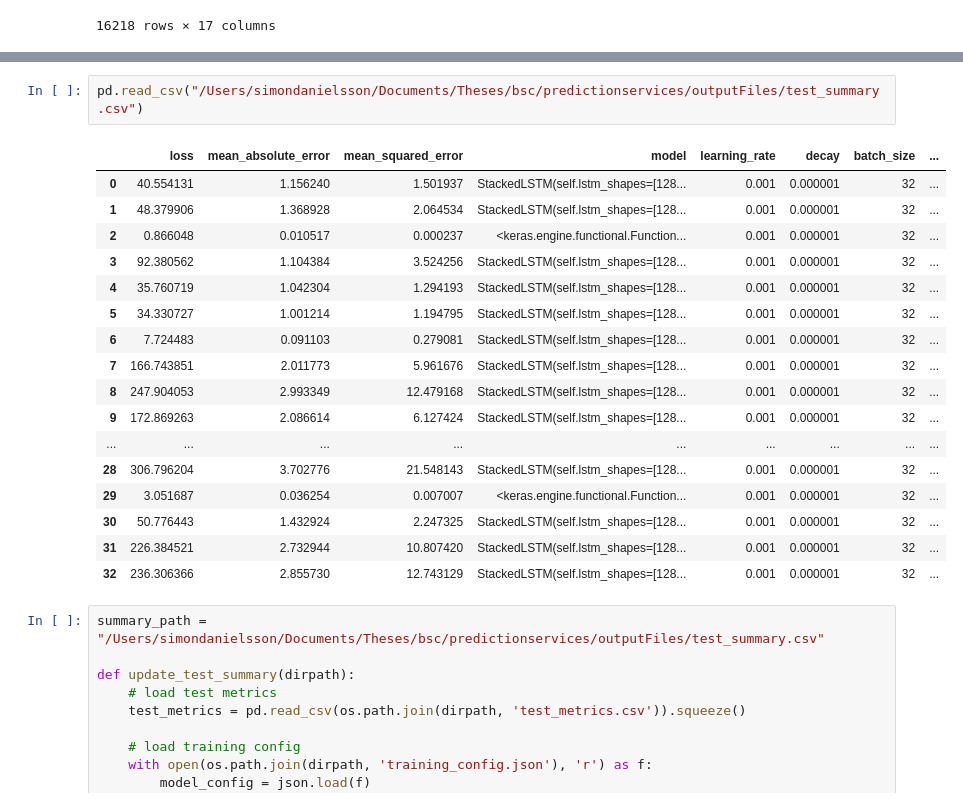
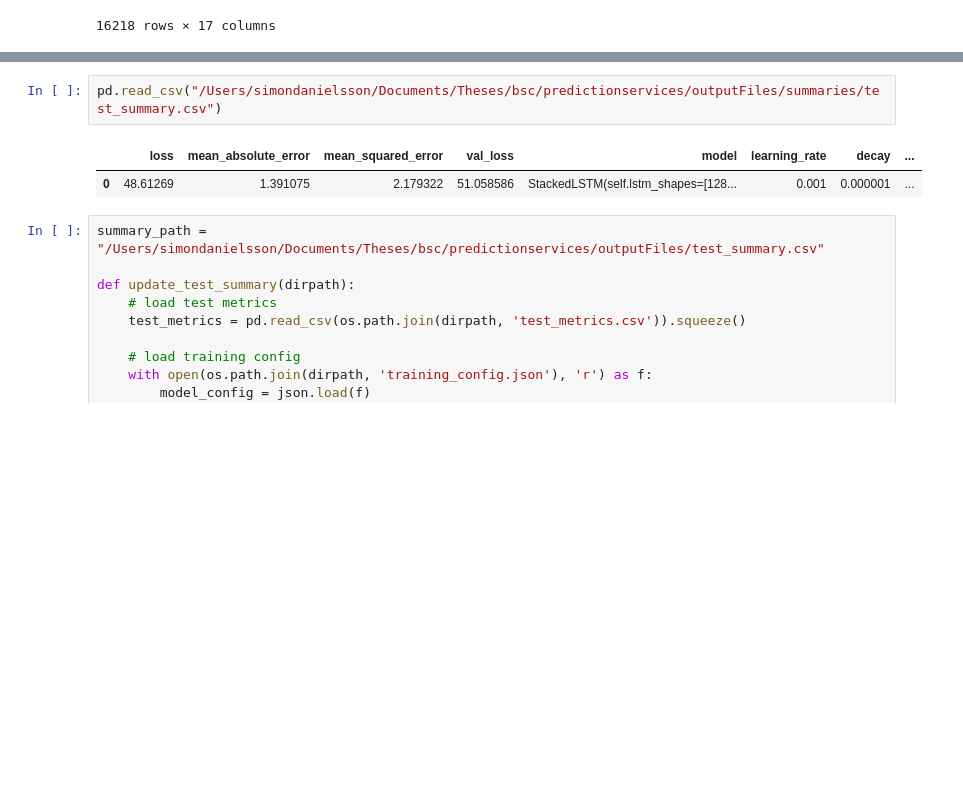
Before and after one commit to simondanielsson/FinBERT-LSIMF, a Jupyter notebook: exploration/exploration.ipynb, the cells around one changed output, grey strips where cells are left out. Drawn from its saved outputs; the diff is of its cells as text; blank space fills up the shorter version.

```diff
--- a/exploration/exploration.ipynb
+++ b/exploration/exploration.ipynb
@@ -1156,25 +1160,10 @@ recreate_test_results()
 # %% [output]
 saved summary to /Users/simondanielsson/Documents/Theses/bsc/predictionservices/outputFiles/test_summary.csv
 # %%
-pd.read_csv("/Users/simondanielsson/Documents/Theses/bsc/predictionservices/outputFiles/test_summary.csv")
+pd.read_csv("/Users/simondanielsson/Documents/Theses/bsc/predictionservices/outputFiles/summaries/test_summary.csv")
 # %% [output]
-|  | loss | mean_absolute_error | mean_squared_error | model | learning_rate | decay | batch_size | ... |
-| 0 | 40.554131 | 1.156240 | 1.501937 | StackedLSTM(self.lstm_shapes=[128... | 0.001 | 0.000001 | 32 | ... |
-| 1 | 48.379906 | 1.368928 | 2.064534 | StackedLSTM(self.lstm_shapes=[128... | 0.001 | 0.000001 | 32 | ... |
-| 2 | 0.866048 | 0.010517 | 0.000237 | <keras.engine.functional.Function... | 0.001 | 0.000001 | 32 | ... |
-| 3 | 92.380562 | 1.104384 | 3.524256 | StackedLSTM(self.lstm_shapes=[128... | 0.001 | 0.000001 | 32 | ... |
-| 4 | 35.760719 | 1.042304 | 1.294193 | StackedLSTM(self.lstm_shapes=[128... | 0.001 | 0.000001 | 32 | ... |
-| 5 | 34.330727 | 1.001214 | 1.194795 | StackedLSTM(self.lstm_shapes=[128... | 0.001 | 0.000001 | 32 | ... |
-| 6 | 7.724483 | 0.091103 | 0.279081 | StackedLSTM(self.lstm_shapes=[128... | 0.001 | 0.000001 | 32 | ... |
-| 7 | 166.743851 | 2.011773 | 5.961676 | StackedLSTM(self.lstm_shapes=[128... | 0.001 | 0.000001 | 32 | ... |
-| 8 | 247.904053 | 2.993349 | 12.479168 | StackedLSTM(self.lstm_shapes=[128... | 0.001 | 0.000001 | 32 | ... |
-| 9 | 172.869263 | 2.086614 | 6.127424 | StackedLSTM(self.lstm_shapes=[128... | 0.001 | 0.000001 | 32 | ... |
-| ... | ... | ... | ... | ... | ... | ... | ... | ... |
-| 28 | 306.796204 | 3.702776 | 21.548143 | StackedLSTM(self.lstm_shapes=[128... | 0.001 | 0.000001 | 32 | ... |
-| 29 | 3.051687 | 0.036254 | 0.007007 | <keras.engine.functional.Function... | 0.001 | 0.000001 | 32 | ... |
-| 30 | 50.776443 | 1.432924 | 2.247325 | StackedLSTM(self.lstm_shapes=[128... | 0.001 | 0.000001 | 32 | ... |
-| 31 | 226.384521 | 2.732944 | 10.807420 | StackedLSTM(self.lstm_shapes=[128... | 0.001 | 0.000001 | 32 | ... |
-| 32 | 236.306366 | 2.855730 | 12.743129 | StackedLSTM(self.lstm_shapes=[128... | 0.001 | 0.000001 | 32 | ... |
+|  | loss | mean_absolute_error | mean_squared_error | val_loss | model | learning_rate | decay | ... |
+| 0 | 48.61269 | 1.391075 | 2.179322 | 51.058586 | StackedLSTM(self.lstm_shapes=[128... | 0.001 | 0.000001 | ... |
 # %%
 summary_path = "/Users/simondanielsson/Documents/Theses/bsc/predictionservices/outputFiles/test_summary.csv"
 
```
Also changed, not shown: parts of 7 cells of this notebook.
